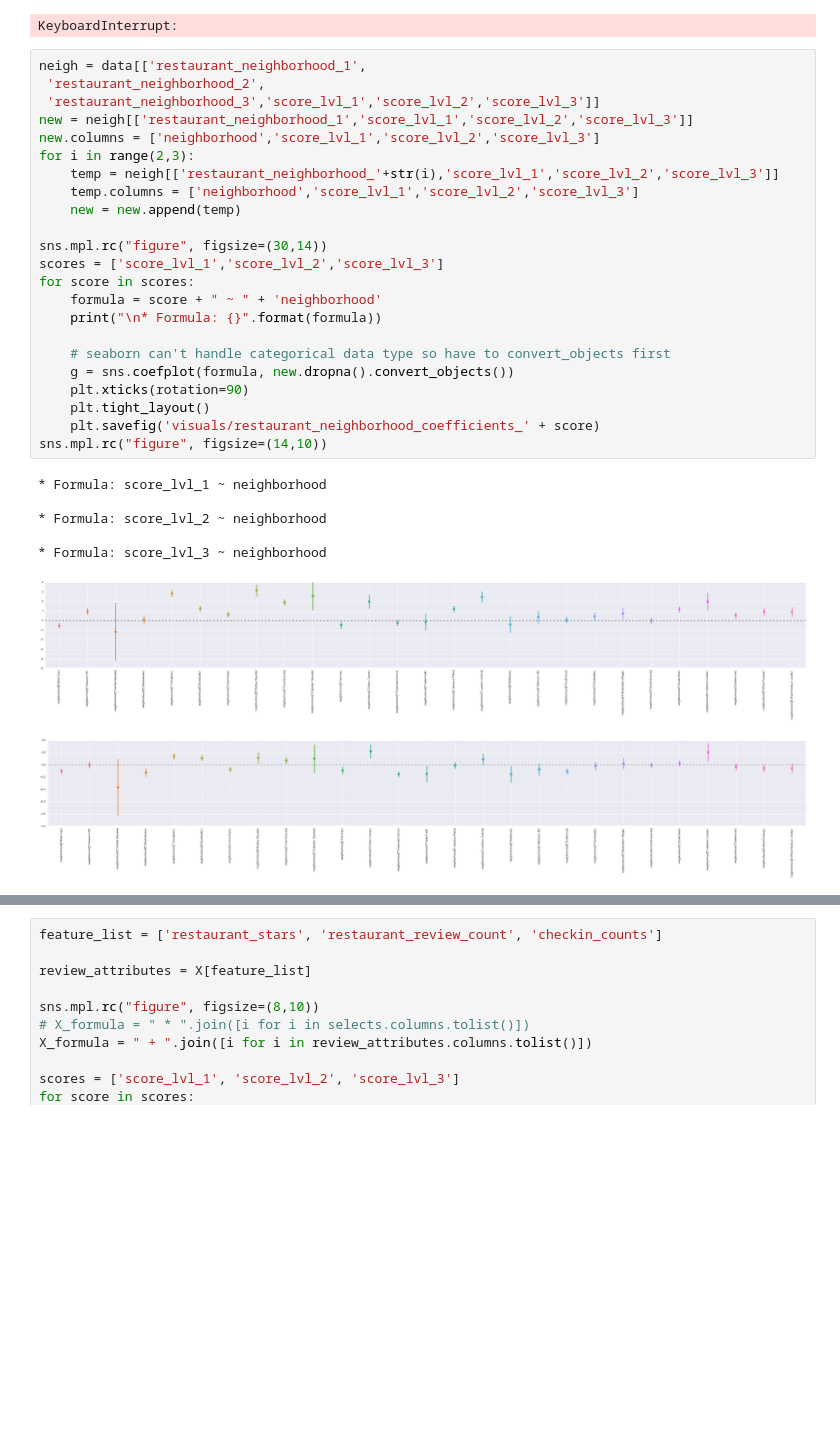
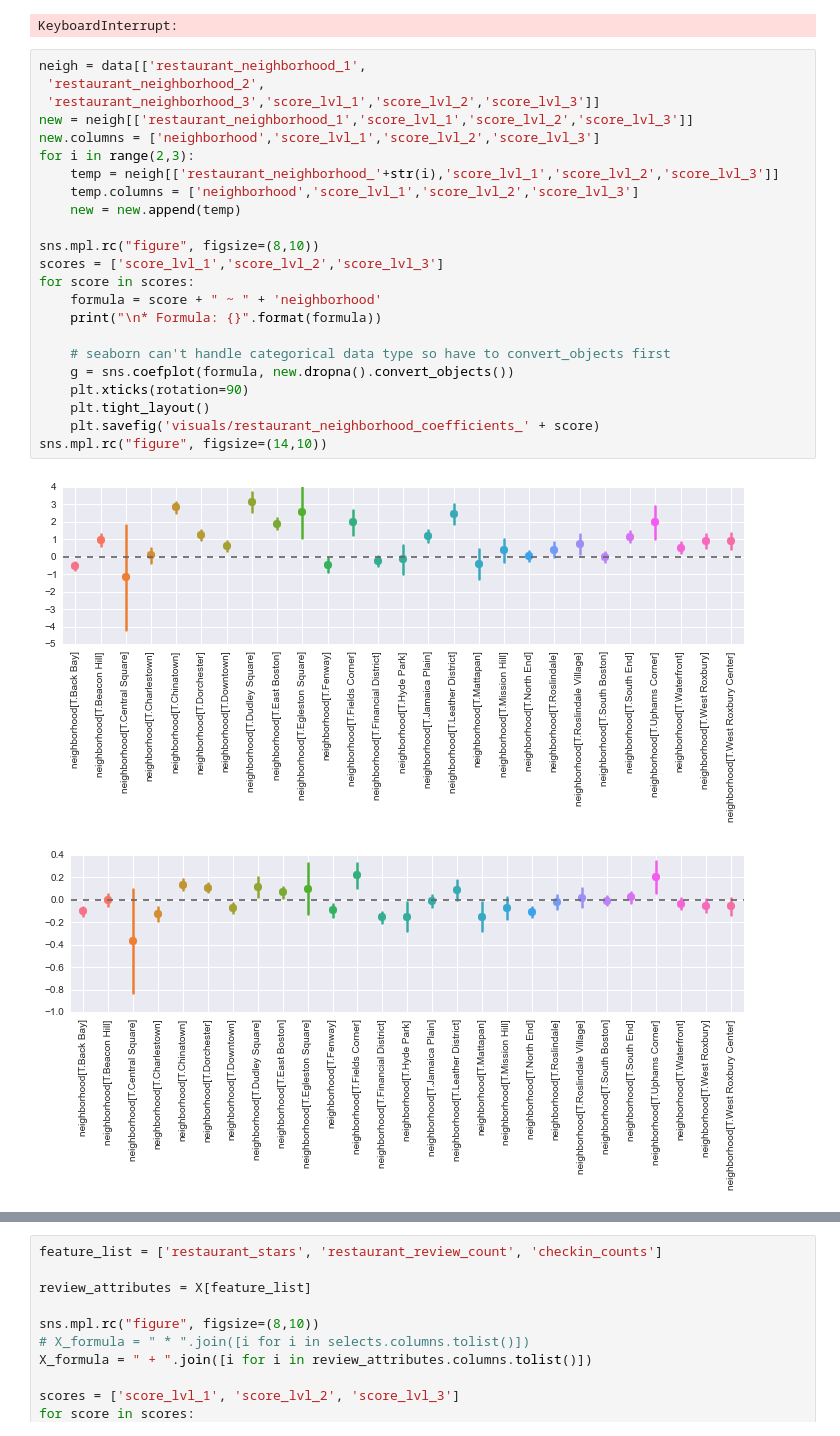
Before and after one commit to potatochip/kojak, a Jupyter notebook: flat_model_exploration.ipynb, the cells around one changed output, grey strips where cells are left out. Cells and saved outputs as stored; diff of their text form; blank space fills up the shorter version.

```diff
--- a/flat_model_exploration.ipynb
+++ b/flat_model_exploration.ipynb
@@ -238,31 +238,26 @@ KeyboardInterrupt:
 # %%
 neigh = data[['restaurant_neighborhood_1',
  'restaurant_neighborhood_2',
  'restaurant_neighborhood_3','score_lvl_1','score_lvl_2','score_lvl_3']]
 new = neigh[['restaurant_neighborhood_1','score_lvl_1','score_lvl_2','score_lvl_3']]
 new.columns = ['neighborhood','score_lvl_1','score_lvl_2','score_lvl_3']
 for i in range(2,3):
     temp = neigh[['restaurant_neighborhood_'+str(i),'score_lvl_1','score_lvl_2','score_lvl_3']]
     temp.columns = ['neighborhood','score_lvl_1','score_lvl_2','score_lvl_3']
     new = new.append(temp)
 
-sns.mpl.rc("figure", figsize=(30,14))
+sns.mpl.rc("figure", figsize=(8,10))
 scores = ['score_lvl_1','score_lvl_2','score_lvl_3']
 for score in scores:
     formula = score + " ~ " + 'neighborhood'
     print("\n* Formula: {}".format(formula))
 
     # seaborn can't handle categorical data type so have to convert_objects first
     g = sns.coefplot(formula, new.dropna().convert_objects())
     plt.xticks(rotation=90)
     plt.tight_layout()
     plt.savefig('visuals/restaurant_neighborhood_coefficients_' + score)
 sns.mpl.rc("figure", figsize=(14,10))
 # %% [output]
-* Formula: score_lvl_1 ~ neighborhood
-
-* Formula: score_lvl_2 ~ neighborhood
-
-* Formula: score_lvl_3 ~ neighborhood
-[figure, old version]
+[figure, new version]
-[figure, old version]
+[figure, new version]
```
Also changed, not shown: parts of 5 cells of this notebook, 30 other files.
